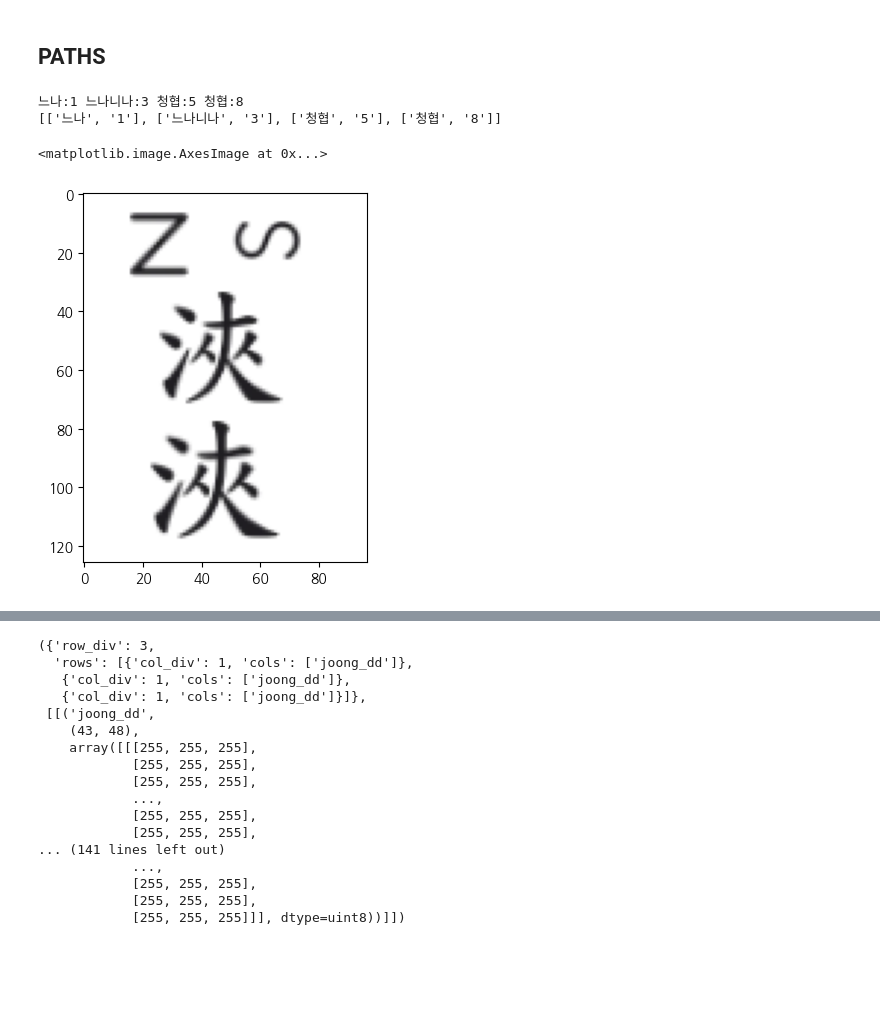
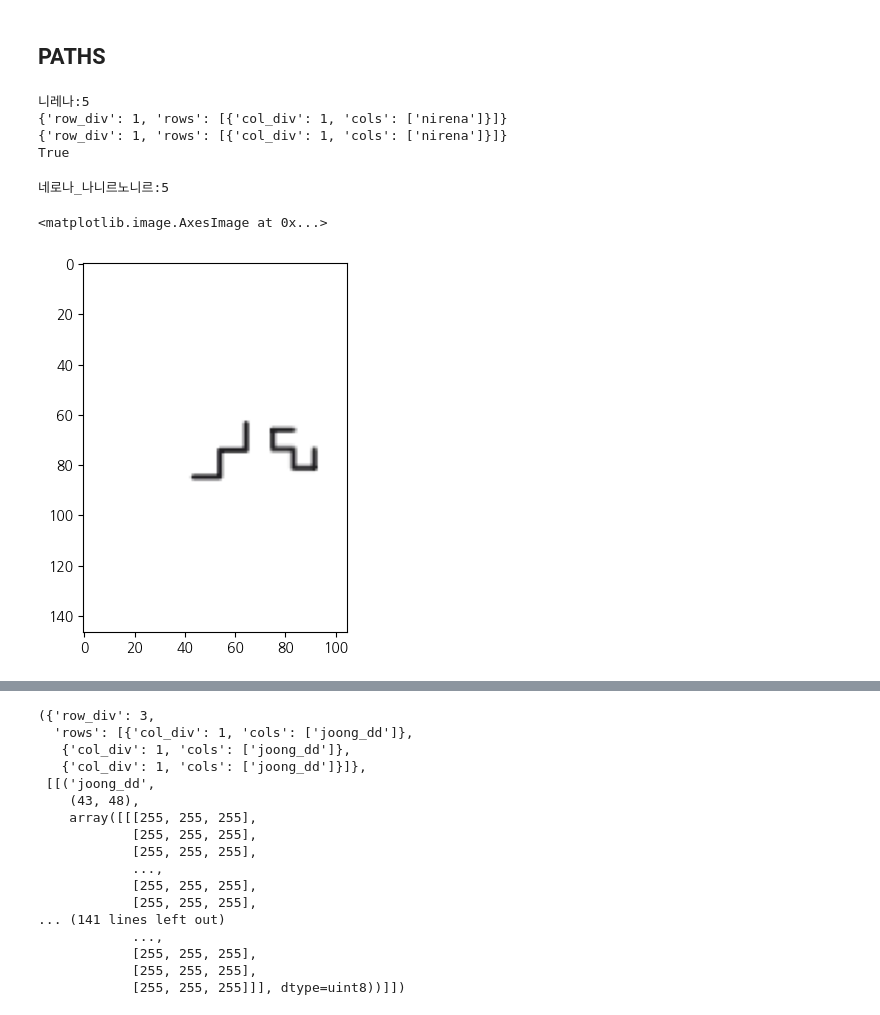
Before and after one commit to MALerLab/jeongganbo-omr, a Jupyter notebook: notebooks/jeoggan_synthesizer.ipynb, the cells around one changed output, grey strips where cells are left out. Cells and saved outputs as stored; diff of their text form; code cells hidden in the pictures; blank space fills up the shorter version.

```diff
--- a/notebooks/jeoggan_synthesizer.ipynb
+++ b/notebooks/jeoggan_synthesizer.ipynb
@@ -27,15 +30,33 @@ from omr_cnn import get_img_paths
 # %%
 jng_img_path_dict = get_img_paths('test/synth/src', ['notes', 'symbols'])
 jng_synth = JeongganSynthesizer(jng_img_path_dict)
-# %%
-label, img = jng_synth()
-
-print(label)
-print(jng_synth.label2dict(label))
-
-plt.imshow(img)
-# %% [output]
-느나:1 느나니나:3 청협:5 청협:8
-[['느나', '1'], ['느나니나', '3'], ['청협', '5'], ['청협', '8']]
-<matplotlib.image.AxesImage at 0x...>
-[figure, removed]
+# %%
+plist = jng_synth.get_pitch_range()
+jng_dict = jng_synth.get_jng_dict(plist, ornaments=False)
+label = jng_synth.dict2label(jng_dict)
+dict_from_label = jng_synth.label2dict(label)
+
+print(label)
+print(jng_dict)
+print(dict_from_label)
+print(str(jng_dict) == str(dict_from_label))
+# %% [output]
+니레나:5
+{'row_div': 1, 'rows': [{'col_div': 1, 'cols': ['nirena']}]}
+{'row_div': 1, 'rows': [{'col_div': 1, 'cols': ['nirena']}]}
+True
+# %%
+self = jng_synth
+
+img_w, img_h = self.get_size()
+img = self.get_blank(img_w, img_h)
+jng_dict, label = self.get_label_dict(ornaments=True)
+
+print(label)
+
+img = self.generate_image_by_dict(img, jng_dict, apply_noise=True)
+plt.imshow(img)
+# %% [output]
+네로나_나니르노니르:5
+<matplotlib.image.AxesImage at 0x...>
+[figure, added]
```
Also changed, not shown: parts of 9 cells of this notebook, 12 other files.
